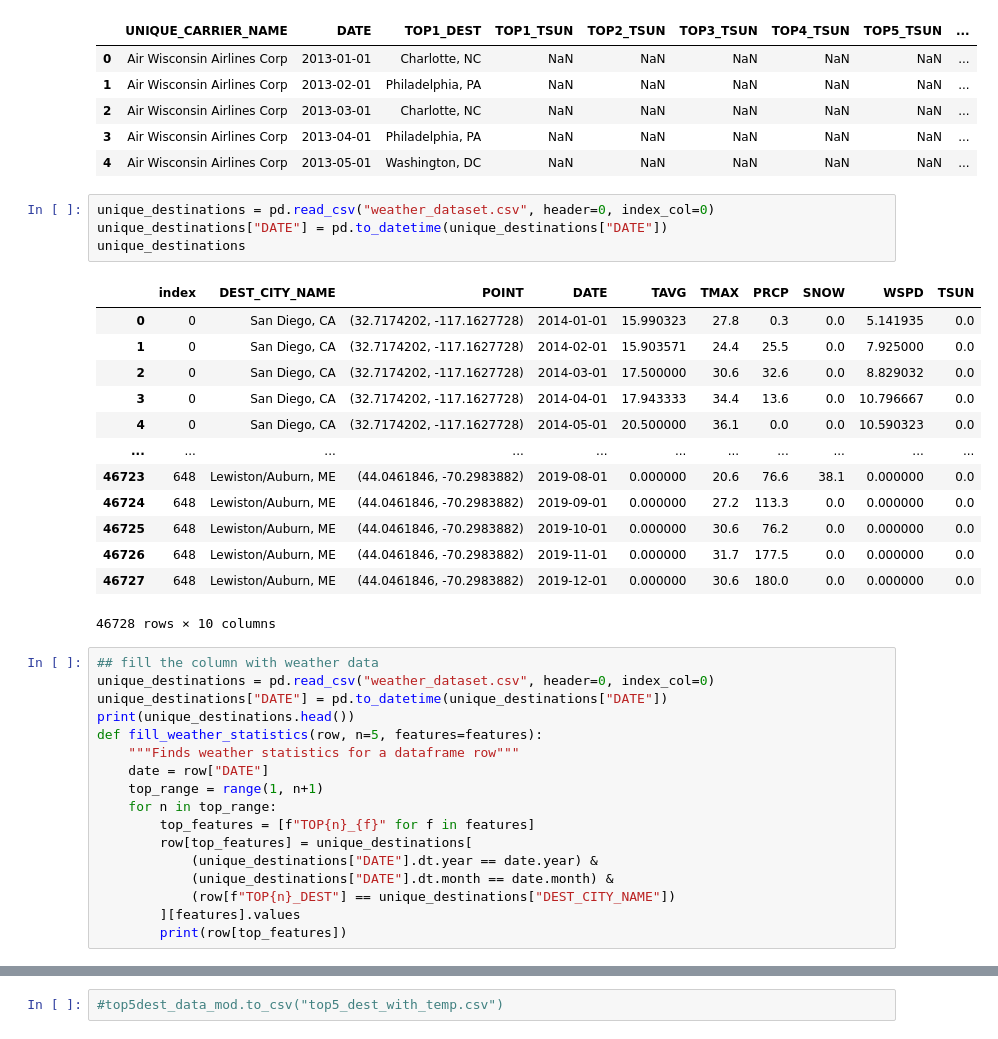
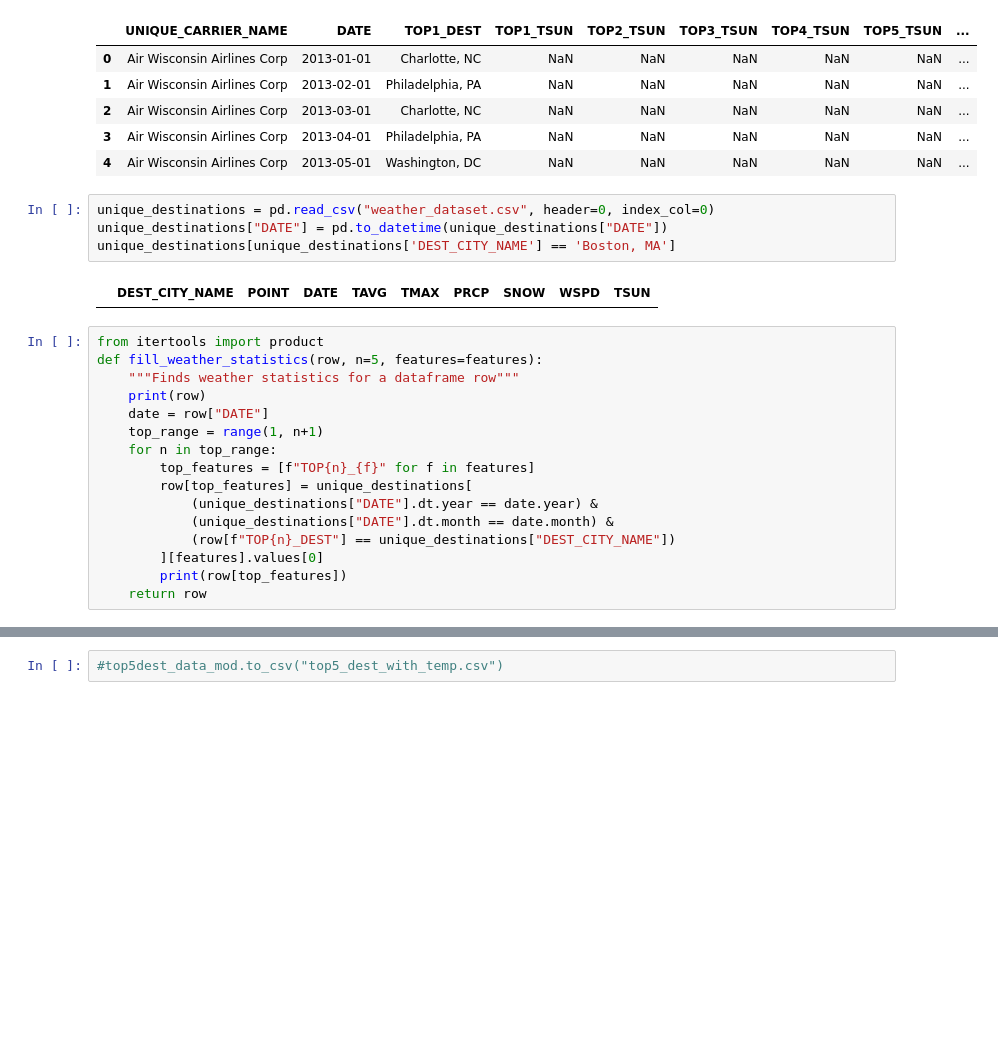
Before and after one commit to alexZajac/airlines_performance, a Jupyter notebook: explanations_professors/data_engineering.ipynb, the cells around one changed output, grey strips where cells are left out. Saved outputs shown, nothing was run; the diff lists cells and outputs as text; blank space fills up the shorter version.

```diff
--- a/explanations_professors/data_engineering.ipynb
+++ b/explanations_professors/data_engineering.ipynb
@@ -457,28 +476,14 @@ top5dest_data_mod.head()
 # %%
 unique_destinations = pd.read_csv("weather_dataset.csv", header=0, index_col=0)
 unique_destinations["DATE"] = pd.to_datetime(unique_destinations["DATE"])
-unique_destinations
+unique_destinations[unique_destinations['DEST_CITY_NAME'] == 'Boston, MA']
 # %% [output]
-|  | index | DEST_CITY_NAME | POINT | DATE | TAVG | TMAX | PRCP | SNOW | WSPD | TSUN |
-| 0 | 0 | San Diego, CA | (32.7174202, -117.1627728) | 2014-01-01 | 15.990323 | 27.8 | 0.3 | 0.0 | 5.141935 | 0.0 |
-| 1 | 0 | San Diego, CA | (32.7174202, -117.1627728) | 2014-02-01 | 15.903571 | 24.4 | 25.5 | 0.0 | 7.925000 | 0.0 |
-| 2 | 0 | San Diego, CA | (32.7174202, -117.1627728) | 2014-03-01 | 17.500000 | 30.6 | 32.6 | 0.0 | 8.829032 | 0.0 |
-| 3 | 0 | San Diego, CA | (32.7174202, -117.1627728) | 2014-04-01 | 17.943333 | 34.4 | 13.6 | 0.0 | 10.796667 | 0.0 |
-| 4 | 0 | San Diego, CA | (32.7174202, -117.1627728) | 2014-05-01 | 20.500000 | 36.1 | 0.0 | 0.0 | 10.590323 | 0.0 |
-| ... | ... | ... | ... | ... | ... | ... | ... | ... | ... | ... |
-| 46723 | 648 | Lewiston/Auburn, ME | (44.0461846, -70.2983882) | 2019-08-01 | 0.000000 | 20.6 | 76.6 | 38.1 | 0.000000 | 0.0 |
-| 46724 | 648 | Lewiston/Auburn, ME | (44.0461846, -70.2983882) | 2019-09-01 | 0.000000 | 27.2 | 113.3 | 0.0 | 0.000000 | 0.0 |
-| 46725 | 648 | Lewiston/Auburn, ME | (44.0461846, -70.2983882) | 2019-10-01 | 0.000000 | 30.6 | 76.2 | 0.0 | 0.000000 | 0.0 |
-| 46726 | 648 | Lewiston/Auburn, ME | (44.0461846, -70.2983882) | 2019-11-01 | 0.000000 | 31.7 | 177.5 | 0.0 | 0.000000 | 0.0 |
-| 46727 | 648 | Lewiston/Auburn, ME | (44.0461846, -70.2983882) | 2019-12-01 | 0.000000 | 30.6 | 180.0 | 0.0 | 0.000000 | 0.0 |
+|  | DEST_CITY_NAME | POINT | DATE | TAVG | TMAX | PRCP | SNOW | WSPD | TSUN |
-46728 rows × 10 columns
 # %%
-## fill the column with weather data
-unique_destinations = pd.read_csv("weather_dataset.csv", header=0, index_col=0)
-unique_destinations["DATE"] = pd.to_datetime(unique_destinations["DATE"])
-print(unique_destinations.head())
+from itertools import product
 def fill_weather_statistics(row, n=5, features=features):
     """Finds weather statistics for a dataframe row"""
+    print(row)
     date = row["DATE"]
     top_range = range(1, n+1)
     for n in top_range:
@@ -487,8 +492,9 @@ def fill_weather_statistics(row, n=5, features=features):
             (unique_destinations["DATE"].dt.year == date.year) &
             (unique_destinations["DATE"].dt.month == date.month) &
             (row[f"TOP{n}_DEST"] == unique_destinations["DEST_CITY_NAME"])
-        ][features].values
+        ][features].values[0]
         print(row[top_features])
+    return row
 # %%
 from tqdm import tqdm as tqdm
 tqdm.pandas()
```
Also changed, not shown: parts of 12 cells of this notebook.
